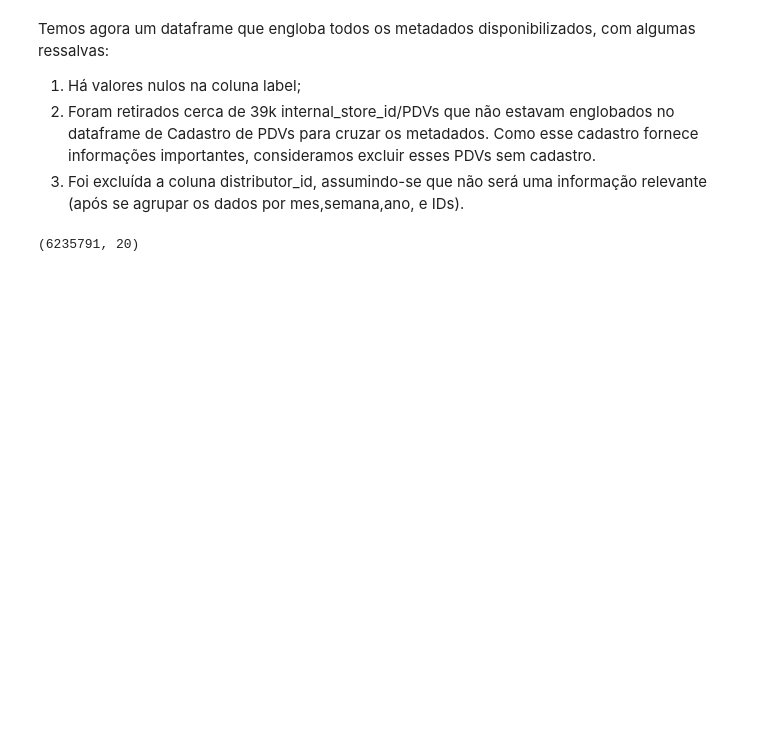
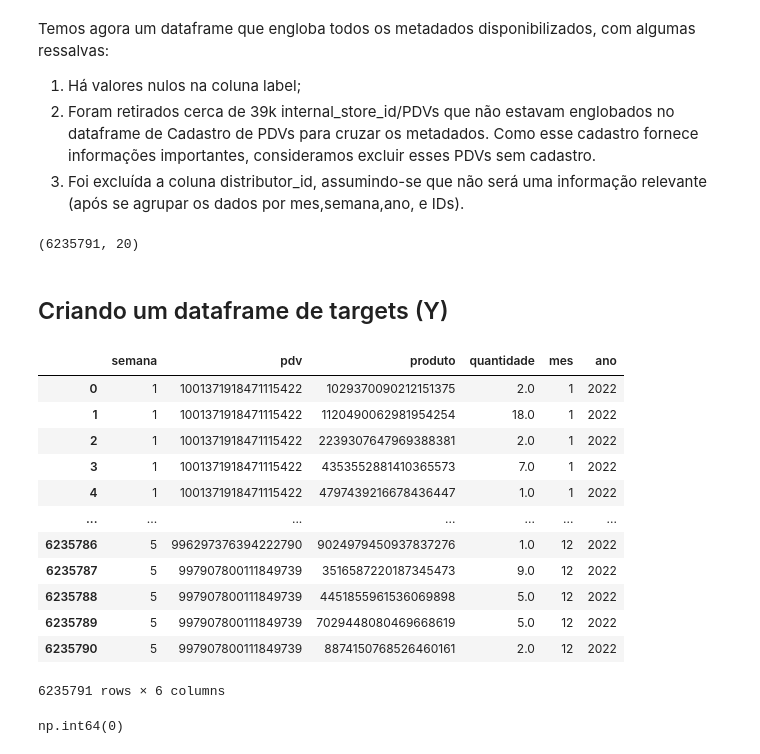
Before and after one commit to VictorBauler/Hackathon_Big_Data_2025, a Jupyter notebook: notebooks/eda.ipynb, the cells around one changed output. Cells and saved outputs as stored; diff of their text form; code cells hidden in the pictures; blank space fills up the shorter version.

Commit message:
Adds marimo dashboard (early version) + Create target_df

```diff
--- a/notebooks/eda.ipynb
+++ b/notebooks/eda.ipynb
@@ -478,3 +483,27 @@ full_df.to_parquet("/data/challenges/hackathon_bigdata_2025/processed_data/trans
 full_df.shape
 # %% [output]
 (6235791, 20)
+# %% [markdown]
+## Criando um dataframe de targets (Y)
+# %%
+full_df = pd.read_parquet("/data/challenges/hackathon_bigdata_2025/processed_data/transacoes_merged.parquet")
+# %%
+full_df[['semana', 'pdv', 'produto', 'quantidade', 'mes', 'ano']]
+# %% [output]
+|  | semana | pdv | produto | quantidade | mes | ano |
+| 0 | 1 | 1001371918471115422 | 1029370090212151375 | 2.0 | 1 | 2022 |
+| 1 | 1 | 1001371918471115422 | 1120490062981954254 | 18.0 | 1 | 2022 |
+| 2 | 1 | 1001371918471115422 | 2239307647969388381 | 2.0 | 1 | 2022 |
+| 3 | 1 | 1001371918471115422 | 4353552881410365573 | 7.0 | 1 | 2022 |
+| 4 | 1 | 1001371918471115422 | 4797439216678436447 | 1.0 | 1 | 2022 |
+| ... | ... | ... | ... | ... | ... | ... |
+| 6235786 | 5 | 996297376394222790 | 9024979450937837276 | 1.0 | 12 | 2022 |
+| 6235787 | 5 | 997907800111849739 | 3516587220187345473 | 9.0 | 12 | 2022 |
+| 6235788 | 5 | 997907800111849739 | 4451855961536069898 | 5.0 | 12 | 2022 |
+| 6235789 | 5 | 997907800111849739 | 7029448080469668619 | 5.0 | 12 | 2022 |
+| 6235790 | 5 | 997907800111849739 | 8874150768526460161 | 2.0 | 12 | 2022 |
+6235791 rows × 6 columns
+# %%
+full_df[['semana', 'pdv', 'produto', 'quantidade', 'mes', 'ano']].duplicated().sum()
+# %% [output]
+np.int64(0)
```
Also changed, not shown: parts of 3 cells of this notebook, 2 other files.
